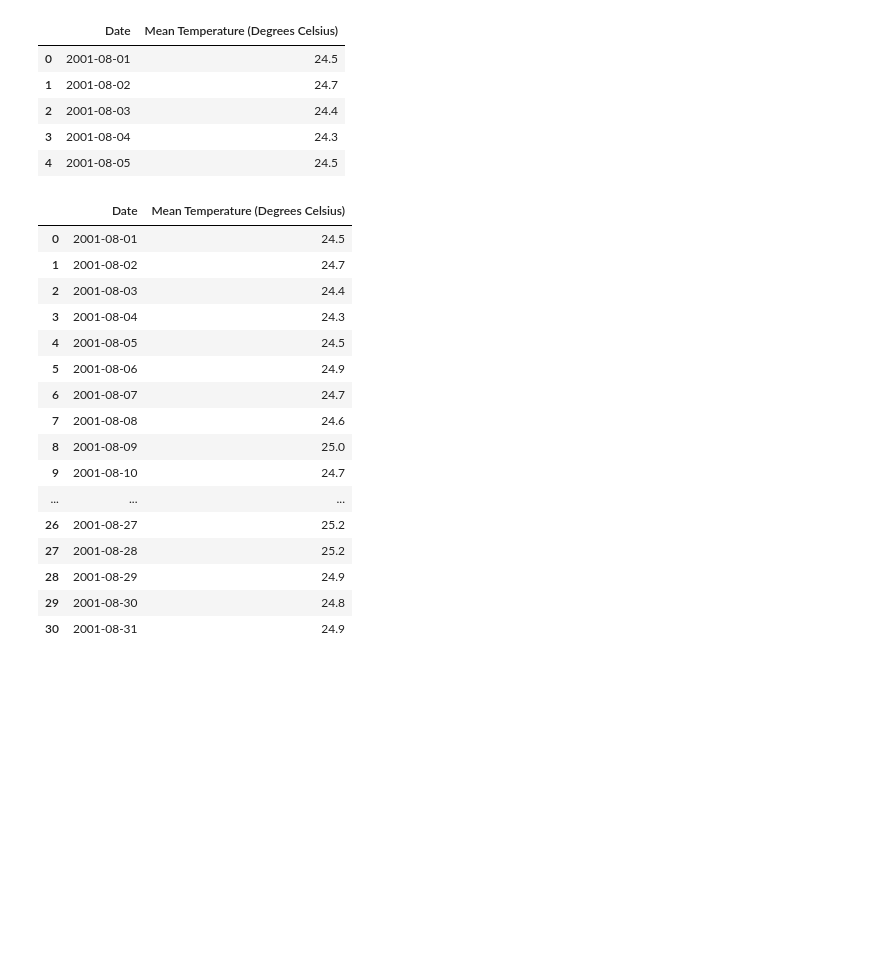
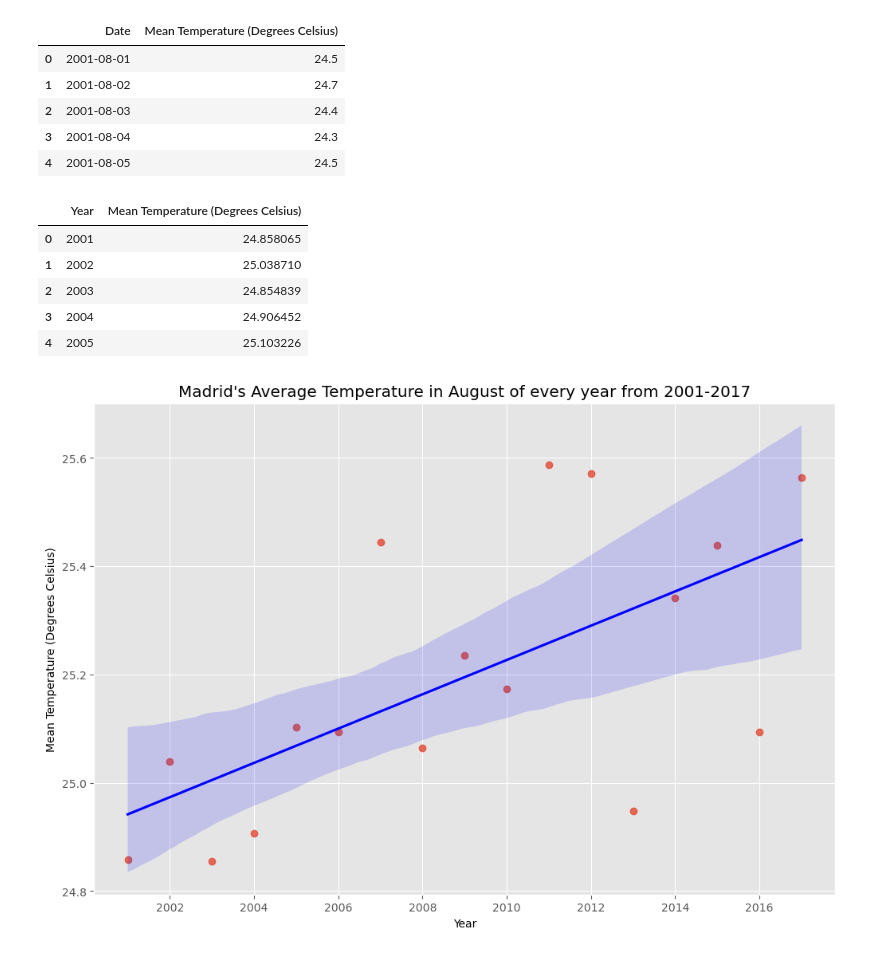
Before and after one commit to EirfatChoudhury/AQIVsTempContinued, a Jupyter notebook: data-analysis/AQIvsTemp.ipynb, the cells around one changed output. Cells and saved outputs as stored; diff of their text form; code cells hidden in the pictures; blank space fills up the shorter version.

Commit message:
Looked at the relationship between PM10 and Temperature levels in Madrid 2001-2017.

```diff
--- a/data-analysis/AQIvsTemp.ipynb
+++ b/data-analysis/AQIvsTemp.ipynb
@@ -60,23 +60,19 @@ madrid_Temp_df.head()
 | 3 | 2001-08-04 | 24.3 |
 | 4 | 2001-08-05 | 24.5 |
 # %%
-madrid_Temp_df = madrid_Temp_df[(madrid_Temp_df["Date"].dt.month == 8) & (madrid_Temp_df["Date"].dt.year == 2001)]
-madrid_Temp_df
+madrid_Temp_df_AUG = madrid_Temp_df[(madrid_Temp_df["Date"].dt.month == 8)]
+madrid_yearly_Temps = madrid_Temp_df_AUG.groupby(madrid_Temp_df_AUG["Date"].dt.year).mean()
+madrid_yearly_Temps = madrid_yearly_Temps.reset_index()
+madrid_yearly_Temps = madrid_yearly_Temps.rename(columns={"Date" : "Year"})
+madrid_yearly_Temps.head()
 # %% [output]
-|  | Date | Mean Temperature (Degrees Celsius) |
-| 0 | 2001-08-01 | 24.5 |
-| 1 | 2001-08-02 | 24.7 |
-| 2 | 2001-08-03 | 24.4 |
-| 3 | 2001-08-04 | 24.3 |
-| 4 | 2001-08-05 | 24.5 |
-| 5 | 2001-08-06 | 24.9 |
-| 6 | 2001-08-07 | 24.7 |
-| 7 | 2001-08-08 | 24.6 |
-| 8 | 2001-08-09 | 25.0 |
-| 9 | 2001-08-10 | 24.7 |
-| ... | ... | ... |
-| 26 | 2001-08-27 | 25.2 |
-| 27 | 2001-08-28 | 25.2 |
-| 28 | 2001-08-29 | 24.9 |
-| 29 | 2001-08-30 | 24.8 |
-| 30 | 2001-08-31 | 24.9 |
+|  | Year | Mean Temperature (Degrees Celsius) |
+| 0 | 2001 | 24.858065 |
+| 1 | 2002 | 25.038710 |
+| 2 | 2003 | 24.854839 |
+| 3 | 2004 | 24.906452 |
+| 4 | 2005 | 25.103226 |
+# %%
+madrid_TempVsTimeRegLine = sns.regplot(x="Year", y="Mean Temperature (Degrees Celsius)", data=madrid_yearly_Temps, line_kws={"color": "blue"}).set(title="Madrid's Average Temperature in August of every year from 2001-2017")
+# %% [output]
+[figure, added]
```
Also changed, not shown: parts of 6 cells of this notebook.
